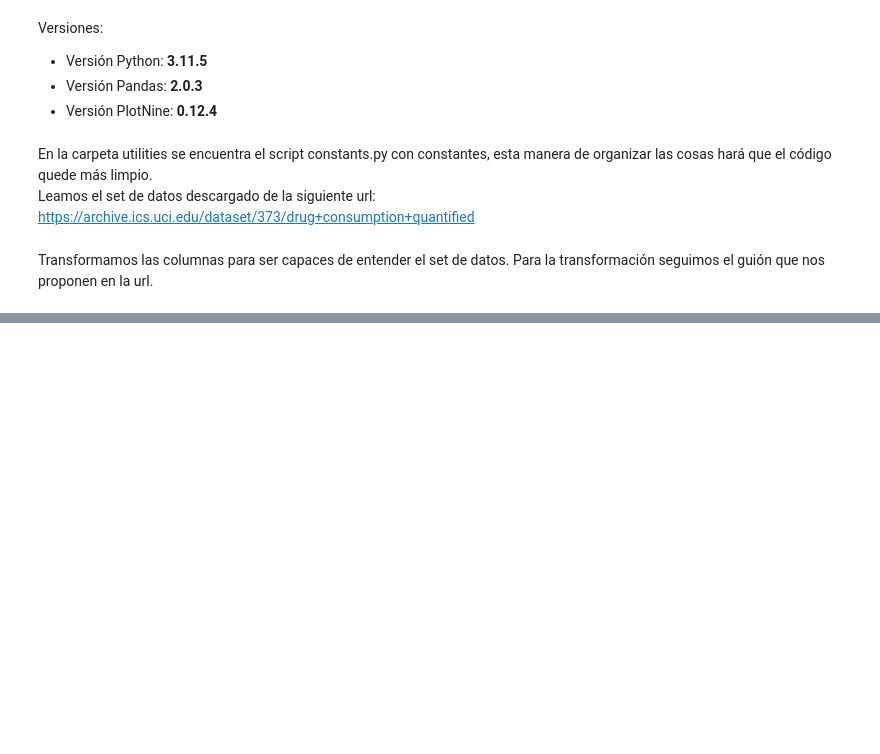
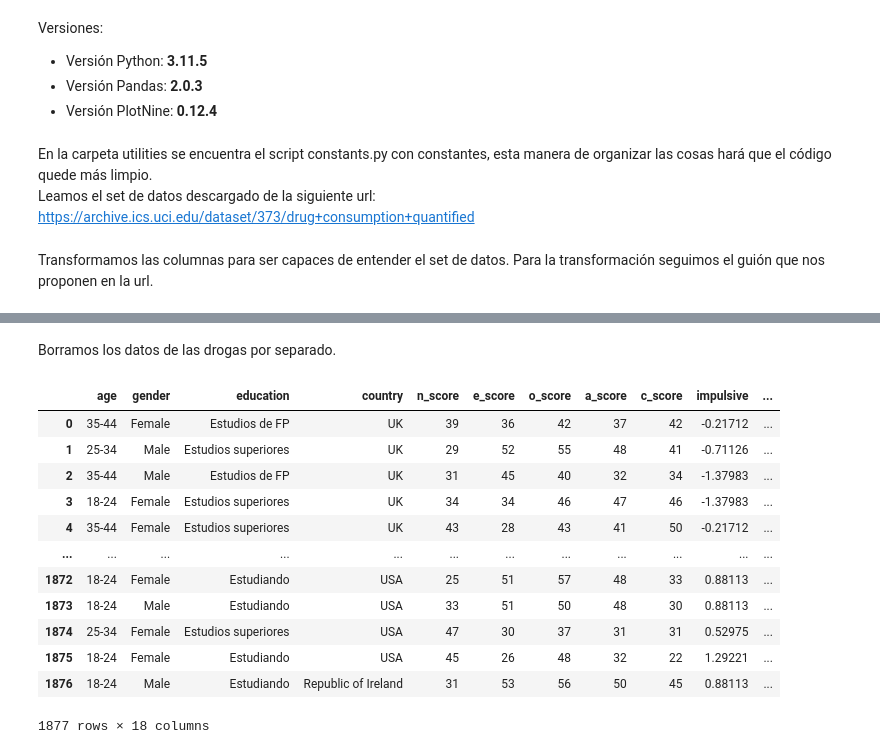
Before and after one commit to manularrea/Group_Projects_Afi, a Jupyter notebook: entrega_1/code/clean_data.ipynb, the cells around one changed output, grey strips where cells are left out. Drawn from its saved outputs; the diff is of its cells as text; code cells hidden in the pictures; blank space fills up the shorter version.

```diff
--- a/entrega_1/code/clean_data.ipynb
+++ b/entrega_1/code/clean_data.ipynb
@@ -51,2 +269,3 @@ Para la columna age agrupamos el grupo de personas con 65+ años con el grupo de
 # %%
-df.age = df.age.apply(lambda row: cte.age_values[row])
+for droga in cte.drugs_columns:
+    df[droga] = df[droga].apply(lambda row: cte.drugs_values_grouped[row])
@@ -57,2 +271,0 @@ grupos lo forman estudiantes y personas con un título de formación profesional
-# %%
-df.education = df.education.apply(lambda row: cte.education_values[row])
@@ -62,3 +271,0 @@ como 1 (consumidor).
-# %%
-for column in cte.drugs_columns:
-    df[column] = df[column].apply(lambda row: cte.drugs_values[row])
@@ -66,0 +285,7 @@ AÑADIR CREACIÓN DE LAS NUEVAS COLUMNAS DE DROGAS AGRUPADAS
+# %%
+df['recreational_drugs'] = df[['cannabis', 'ecstasy', 'lsd', 'mushrooms']].max(axis=1)
+df['stimulant_drugs'] = df[['amphet', 'cocaine', 'methadone']].max(axis=1)
+df['sedative_drugs'] = df[['benzos', 'heroin', 'ketamine', 'legal_highs']].max(axis=1)
+df['high_risk_drugs'] = df[['amyl', 'crack', 'vsa']].max(axis=1)
+# %% [markdown]
+Borramos los datos de las drogas por separado.
@@ -66,0 +295,16 @@ AÑADIR CREACIÓN DE LAS NUEVAS COLUMNAS DE DROGAS AGRUPADAS
+# %%
+df
+# %% [output]
+|  | age | gender | education | country | n_score | e_score | o_score | a_score | c_score | impulsive | ... |
+| 0 | 35-44 | Female | Estudios de FP | UK | 39 | 36 | 42 | 37 | 42 | -0.21712 | ... |
+| 1 | 25-34 | Male | Estudios superiores | UK | 29 | 52 | 55 | 48 | 41 | -0.71126 | ... |
+| 2 | 35-44 | Male | Estudios de FP | UK | 31 | 45 | 40 | 32 | 34 | -1.37983 | ... |
+| 3 | 18-24 | Female | Estudios superiores | UK | 34 | 34 | 46 | 47 | 46 | -1.37983 | ... |
+| 4 | 35-44 | Female | Estudios superiores | UK | 43 | 28 | 43 | 41 | 50 | -0.21712 | ... |
+| ... | ... | ... | ... | ... | ... | ... | ... | ... | ... | ... | ... |
+| 1872 | 18-24 | Female | Estudiando | USA | 25 | 51 | 57 | 48 | 33 | 0.88113 | ... |
+| 1873 | 18-24 | Male | Estudiando | USA | 33 | 51 | 50 | 48 | 30 | 0.88113 | ... |
+| 1874 | 25-34 | Female | Estudios superiores | USA | 47 | 30 | 37 | 31 | 31 | 0.52975 | ... |
+| 1875 | 18-24 | Female | Estudiando | USA | 45 | 26 | 48 | 32 | 22 | 1.29221 | ... |
+| 1876 | 18-24 | Male | Estudiando | Republic of Ireland | 31 | 53 | 56 | 50 | 45 | 0.88113 | ... |
+1877 rows × 18 columns
```
Also changed, not shown: parts of 51 cells of this notebook, 2 other files.
